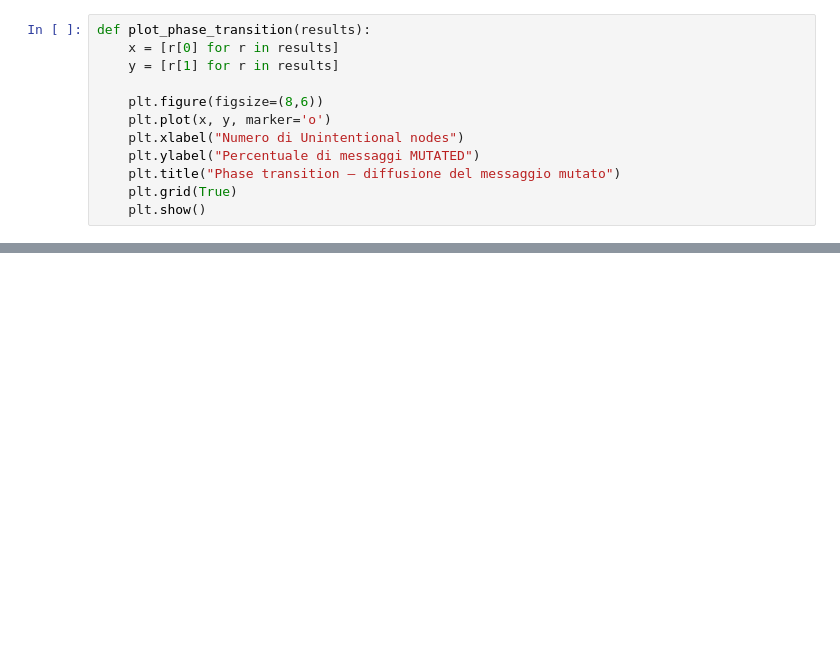
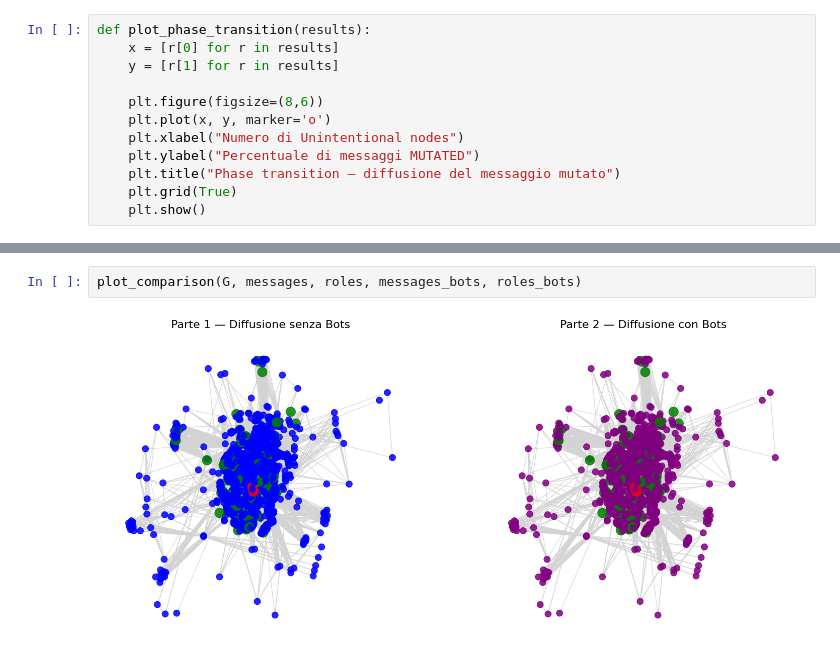
Before and after one commit to CamillaMagistrello/NETWORK_ANALYSIS, a Jupyter notebook: ASSIGNMENTS/src/assignment3.ipynb, the cells around one changed output, grey strips where cells are left out. Saved outputs shown, nothing was run; the diff lists cells and outputs as text; blank space fills up the shorter version.

```diff
--- a/ASSIGNMENTS/src/assignment3.ipynb
+++ b/ASSIGNMENTS/src/assignment3.ipynb
@@ -250,0 +285,4 @@ Mutated nodes: 8
+# %%
+plot_comparison(G, messages, roles, messages_bots, roles_bots)
+# %% [output]
+[figure, added]
```
Also changed, not shown: parts of 12 cells of this notebook, 3 other files.
